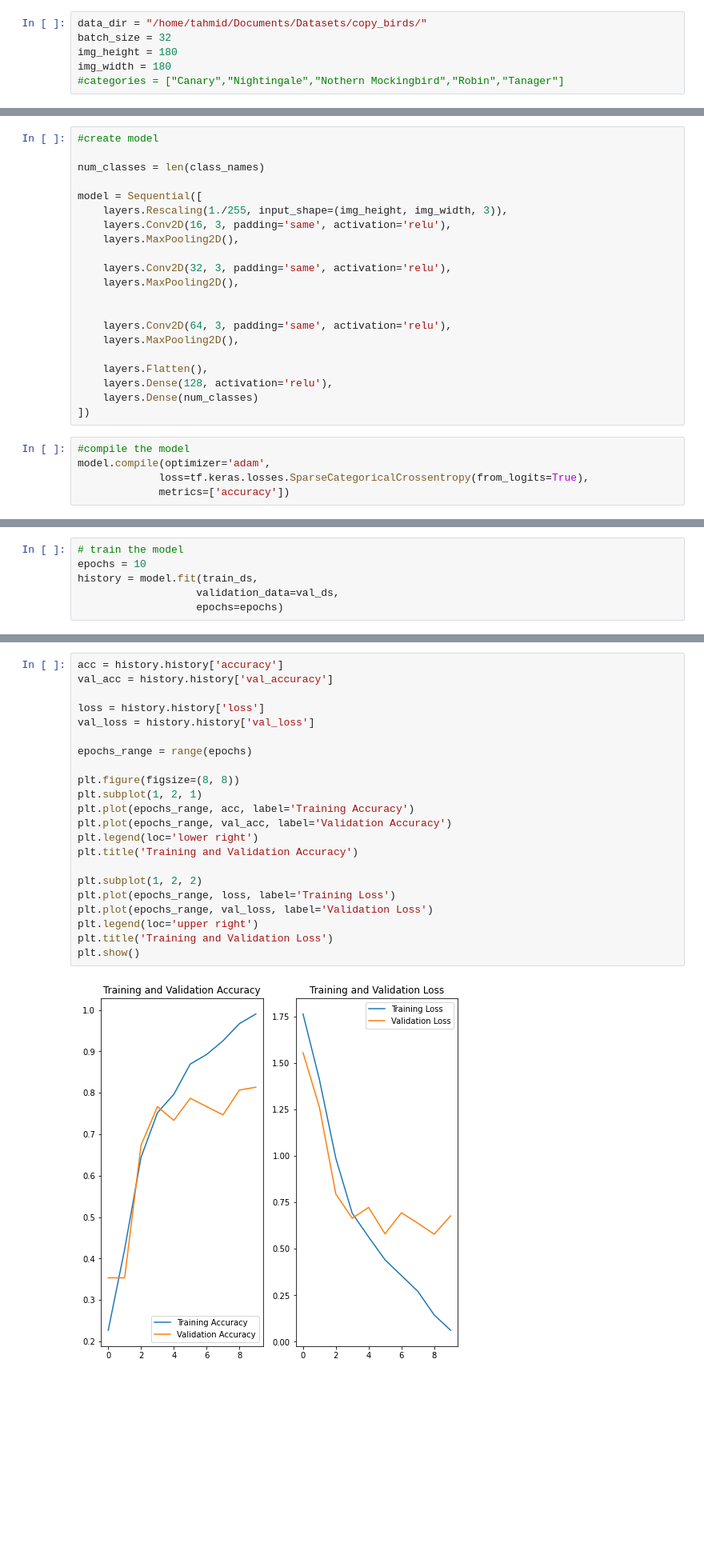
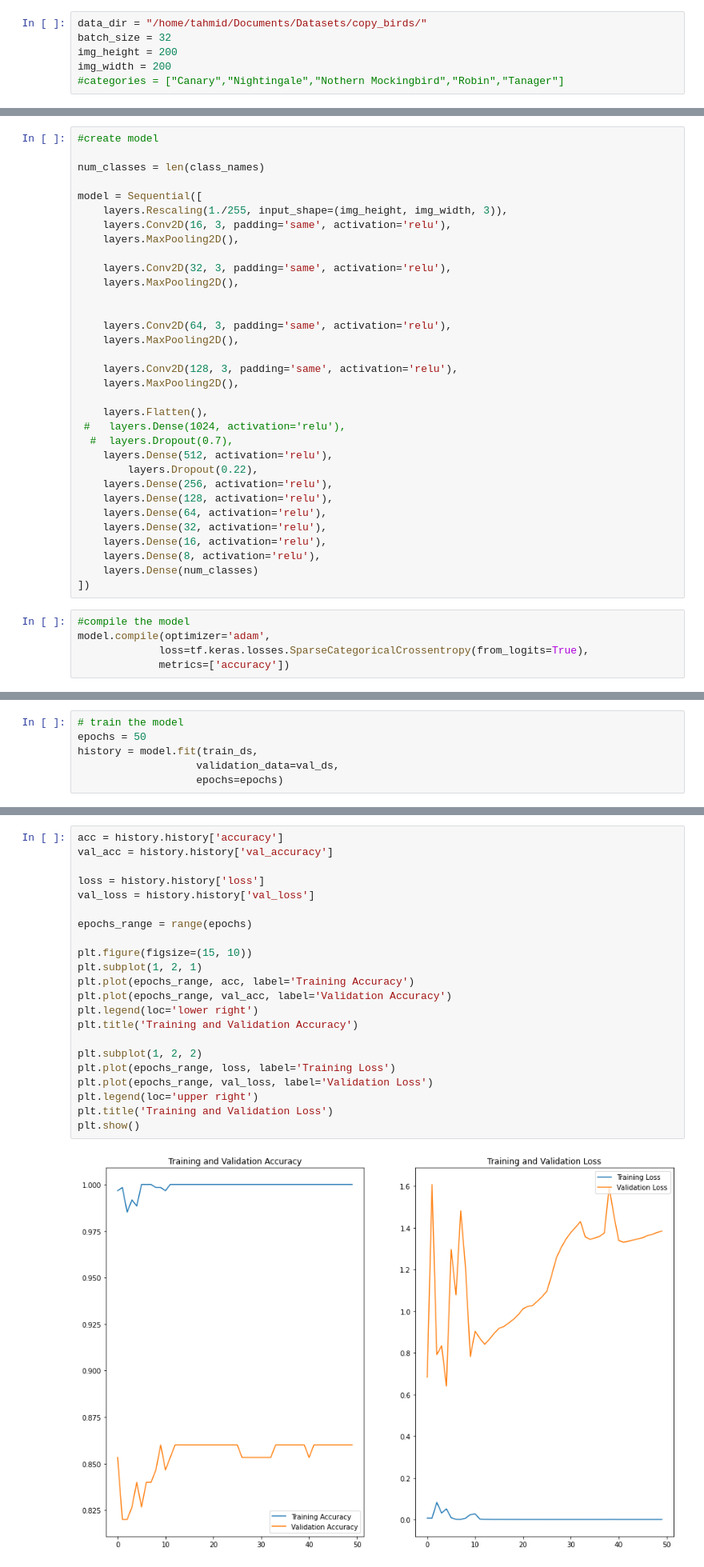
Before and after one commit to NurTahmid/singing_birds_ml, a Jupyter notebook: singing_birds.ipynb, the cells around one changed output, grey strips where cells are left out. Shown at 80% size. Drawn from its saved outputs; the diff is of its cells as text; blank space fills up the shorter version.

```diff
--- a/singing_birds.ipynb
+++ b/singing_birds.ipynb
@@ -12,8 +13,8 @@ from tensorflow.keras.models import Sequential
 # %%
 data_dir = "/home/tahmid/Documents/Datasets/copy_birds/"
 batch_size = 32
-img_height = 180
-img_width = 180
+img_height = 200
+img_width = 200
 #categories = ["Canary","Nightingale","Nothern Mockingbird","Robin","Tanager"]
 # %%
 #algorith to process the images
@@ -160,8 +149,20 @@ model = Sequential([
     layers.Conv2D(64, 3, padding='same', activation='relu'),
     layers.MaxPooling2D(),
 
+    layers.Conv2D(128, 3, padding='same', activation='relu'),
+    layers.MaxPooling2D(),
+
     layers.Flatten(),
+ #   layers.Dense(1024, activation='relu'),
+  #  layers.Dropout(0.7),
+    layers.Dense(512, activation='relu'),
+        layers.Dropout(0.22),
+    layers.Dense(256, activation='relu'),
     layers.Dense(128, activation='relu'),
+    layers.Dense(64, activation='relu'),
+    layers.Dense(32, activation='relu'),
+    layers.Dense(16, activation='relu'),
+    layers.Dense(8, activation='relu'),
     layers.Dense(num_classes)
 ])
 # %%
@@ -192,7 +193,7 @@ Non-trainable params: 0
 _________________________________________________________________
 # %%
 # train the model
-epochs = 10
+epochs = 50
 history = model.fit(train_ds,
                    validation_data=val_ds,
                    epochs=epochs)
@@ -229,27 +218,27 @@ Epoch 10/10
 # %%
 acc = history.history['accuracy']
 val_acc = history.history['val_accuracy']
 
 loss = history.history['loss']
 val_loss = history.history['val_loss']
 
 epochs_range = range(epochs)
 
-plt.figure(figsize=(8, 8))
+plt.figure(figsize=(15, 10))
 plt.subplot(1, 2, 1)
 plt.plot(epochs_range, acc, label='Training Accuracy')
 plt.plot(epochs_range, val_acc, label='Validation Accuracy')
 plt.legend(loc='lower right')
 plt.title('Training and Validation Accuracy')
 
 plt.subplot(1, 2, 2)
 plt.plot(epochs_range, loss, label='Training Loss')
 plt.plot(epochs_range, val_loss, label='Validation Loss')
 plt.legend(loc='upper right')
 plt.title('Training and Validation Loss')
 plt.show()
 # %% [output]
-[figure, old version]
+[figure, new version]
 # %%
 predictions = model.predict(val_ds)
 # %% [output]
```
Also changed, not shown: parts of 10 cells of this notebook.
